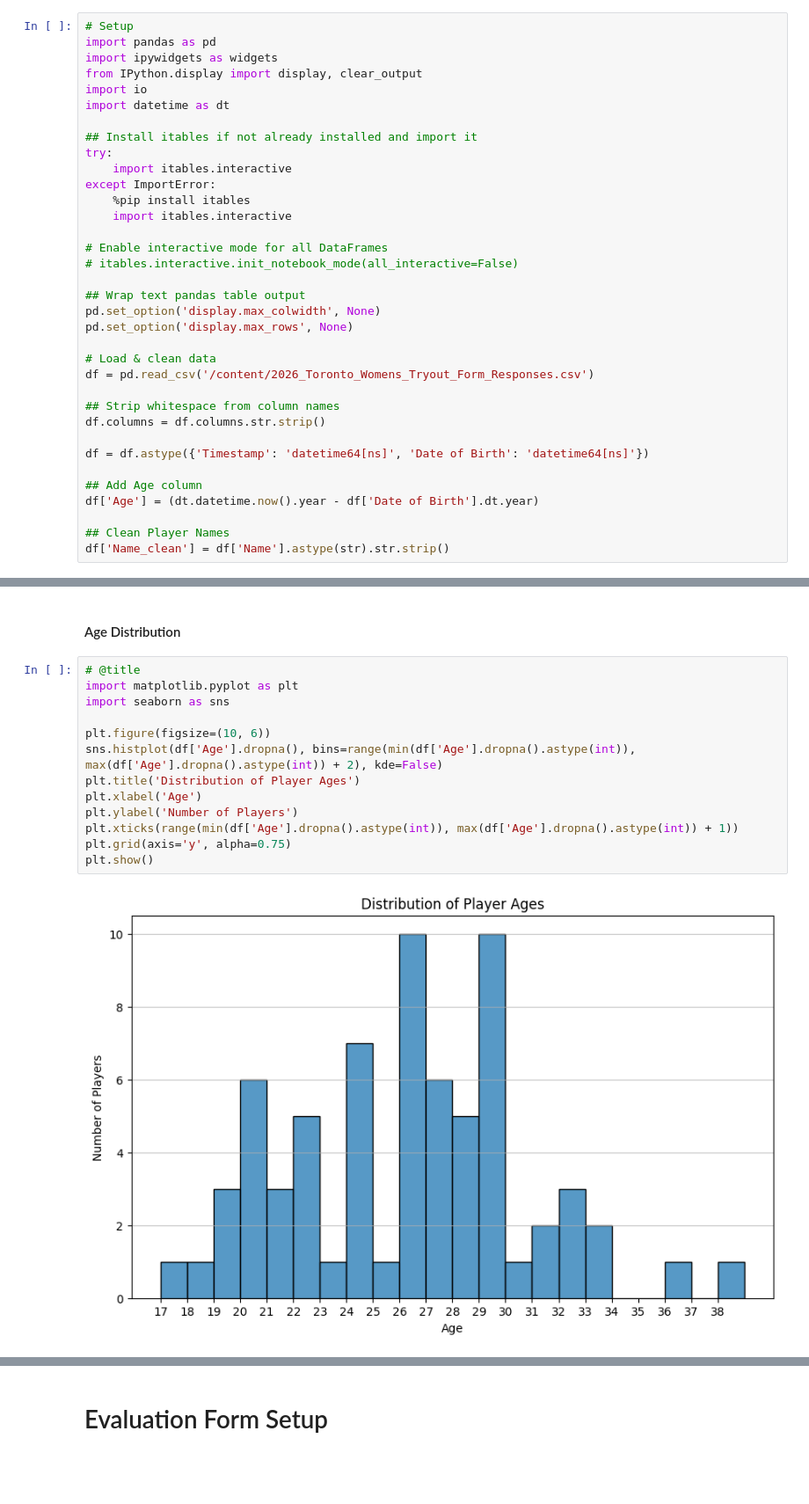
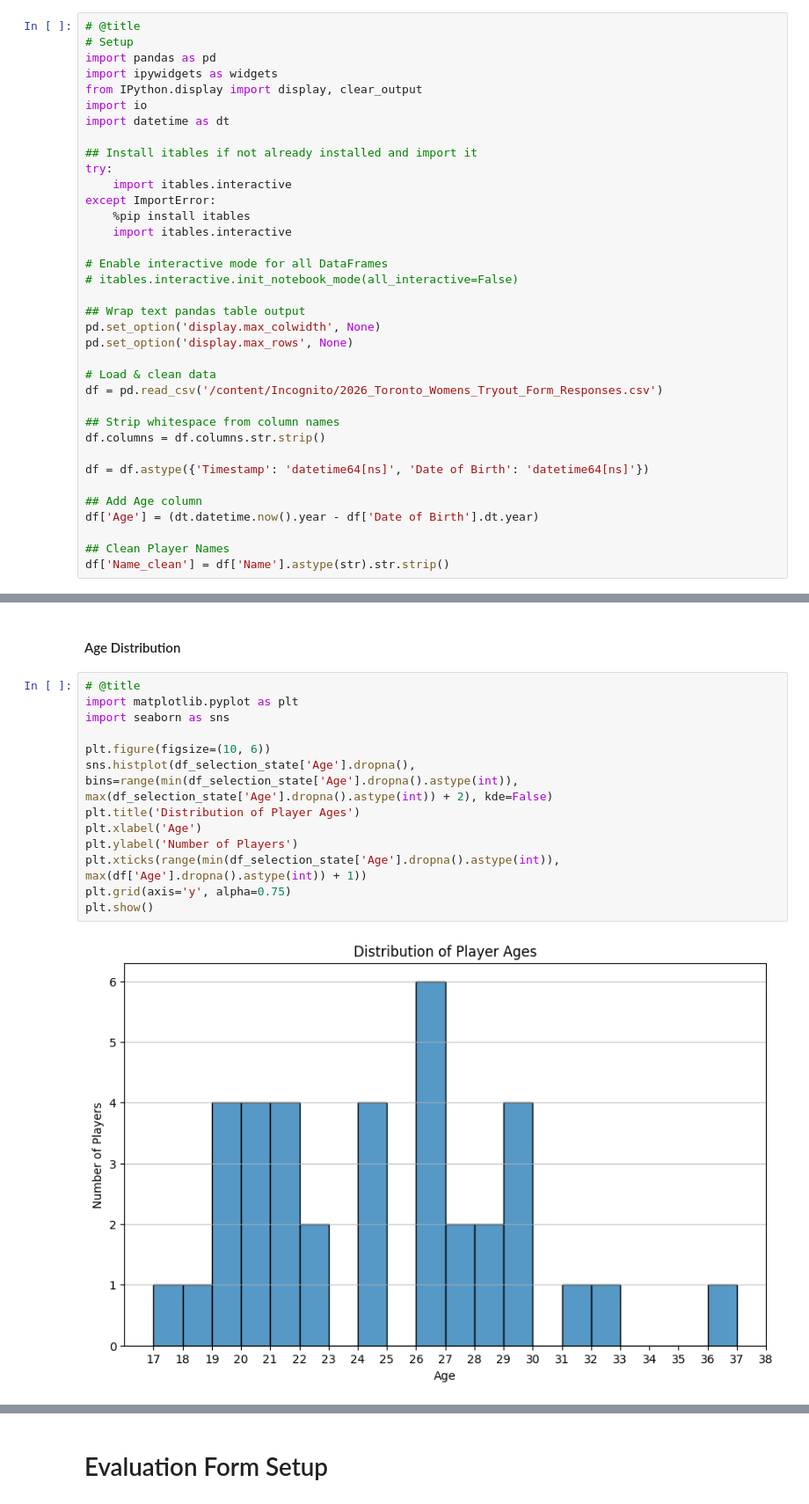
Before and after one commit to vivyuen/Incognito, a Jupyter notebook: Tryouts_2026.ipynb, the cells around one changed output, grey strips where cells are left out. Shown at 88% size. Saved outputs shown, nothing was run; the diff lists cells and outputs as text; blank space fills up the shorter version.

Commit message:
Added instructions to notebook and pulled new form responses.

```diff
--- a/Tryouts_2026.ipynb
+++ b/Tryouts_2026.ipynb
@@ -11,4 +23,5 @@ print(os.getcwd())
 # %%
+# @title
 # Setup
 import pandas as pd
 import ipywidgets as widgets
@@ -31,7 +44,7 @@ pd.set_option('display.max_colwidth', None)
 pd.set_option('display.max_rows', None)
 
 # Load & clean data
-df = pd.read_csv('/content/2026_Toronto_Womens_Tryout_Form_Responses.csv')
+df = pd.read_csv('/content/Incognito/2026_Toronto_Womens_Tryout_Form_Responses.csv')
 
 ## Strip whitespace from column names
 df.columns = df.columns.str.strip()
@@ -363,16 +346,16 @@ display(contingency_table)
 # %%
 # @title
 import matplotlib.pyplot as plt
 import seaborn as sns
 
 plt.figure(figsize=(10, 6))
-sns.histplot(df['Age'].dropna(), bins=range(min(df['Age'].dropna().astype(int)), max(df['Age'].dropna().astype(int)) + 2), kde=False)
+sns.histplot(df_selection_state['Age'].dropna(), bins=range(min(df_selection_state['Age'].dropna().astype(int)), max(df_selection_state['Age'].dropna().astype(int)) + 2), kde=False)
 plt.title('Distribution of Player Ages')
 plt.xlabel('Age')
 plt.ylabel('Number of Players')
-plt.xticks(range(min(df['Age'].dropna().astype(int)), max(df['Age'].dropna().astype(int)) + 1))
+plt.xticks(range(min(df_selection_state['Age'].dropna().astype(int)), max(df['Age'].dropna().astype(int)) + 1))
 plt.grid(axis='y', alpha=0.75)
 plt.show()
 # %% [output]
-[figure, old version]
+[figure, new version]
 # %% [markdown]
```
Also changed, not shown: parts of 24 cells of this notebook, 1 other file.
